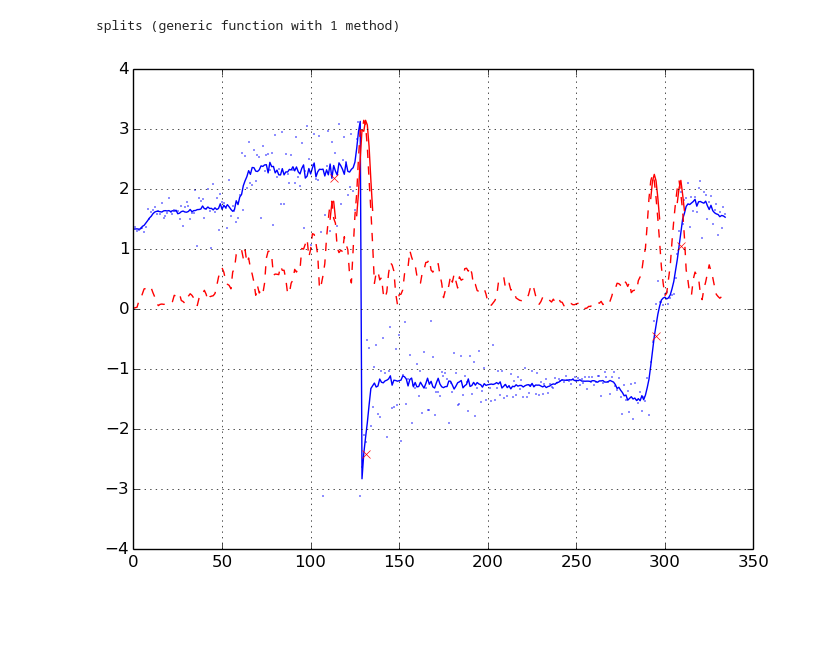
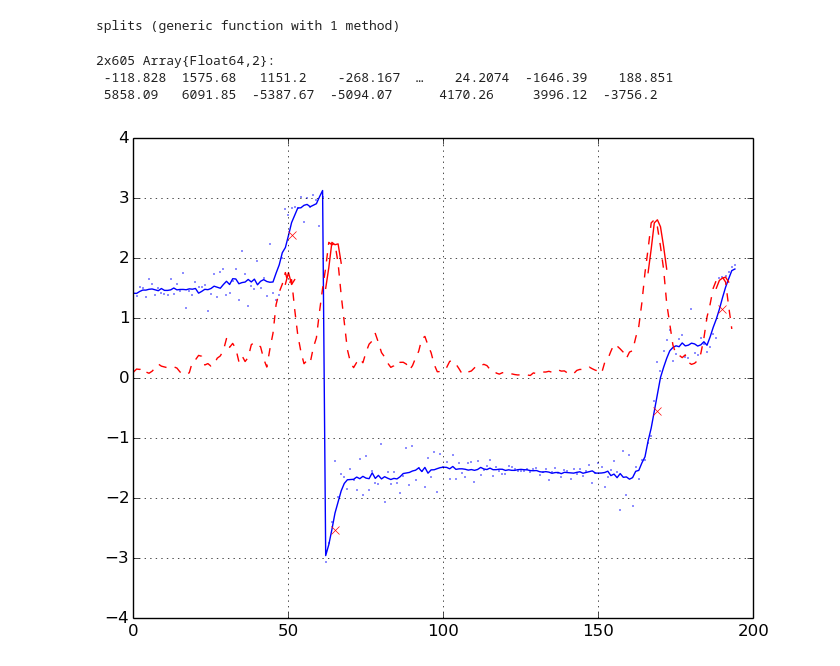
Before and after one commit to sisl/autoATC, a Jupyter notebook: turningPoints.ipynb, the cells around one changed output. Drawn from its saved outputs; the diff is of its cells as text; code cells hidden in the pictures; blank space fills up the shorter version.

```diff
--- a/turningPoints.ipynb
+++ b/turningPoints.ipynb
@@ -5,4 +5,4 @@ using posType
 # %%
 using HDF5, JLD
 # %%
-trajectories = load("trajectories_sim.jld", "trajectories");
+trajectories = load("trajectories_sim.jld", "trajectories"); length(trajectories)
@@ -74,20 +76,25 @@ for (tidx, t) in enumerate(trajectories)
     tp_n[tidx] = n_tp
     tp_e[tidx] = e_tp
 end
+X = [vcat(tp_n...)', vcat(tp_e...)']
+# %% [output]
+2x605 Array{Float64,2}:
+ -118.828  1575.68   1151.2    -268.167  …    24.2074  -1646.39    188.851
+ 5858.09   6091.85  -5387.67  -5094.07      4170.26     3996.12  -3756.2
 # %%
-for i = 5
+for i = 200
     plot(headings[i],marker=".",markersize=1, linestyle="", color="blue")
     plot(filtHeadings[i],color="blue")
 
     spl = splits(diffHeadings_smooth[i], x -> x >= .15)
     plot(diffHeadings_smooth[i]*10, color="red", linestyle="--")
     for idx in spl
         plot(idx,diffHeadings_smooth[i][idx]*10, color="red")
 
         idx0 = floor(int(middle(idx)))
         plot(idx0, filtHeadings[i][idx0],marker="x",color="red")
     end
 end
 grid("on")
 # %% [output]
-[figure, old version]
+[figure, new version]
```
Also changed, not shown: parts of 10 cells of this notebook, 1 other file.
